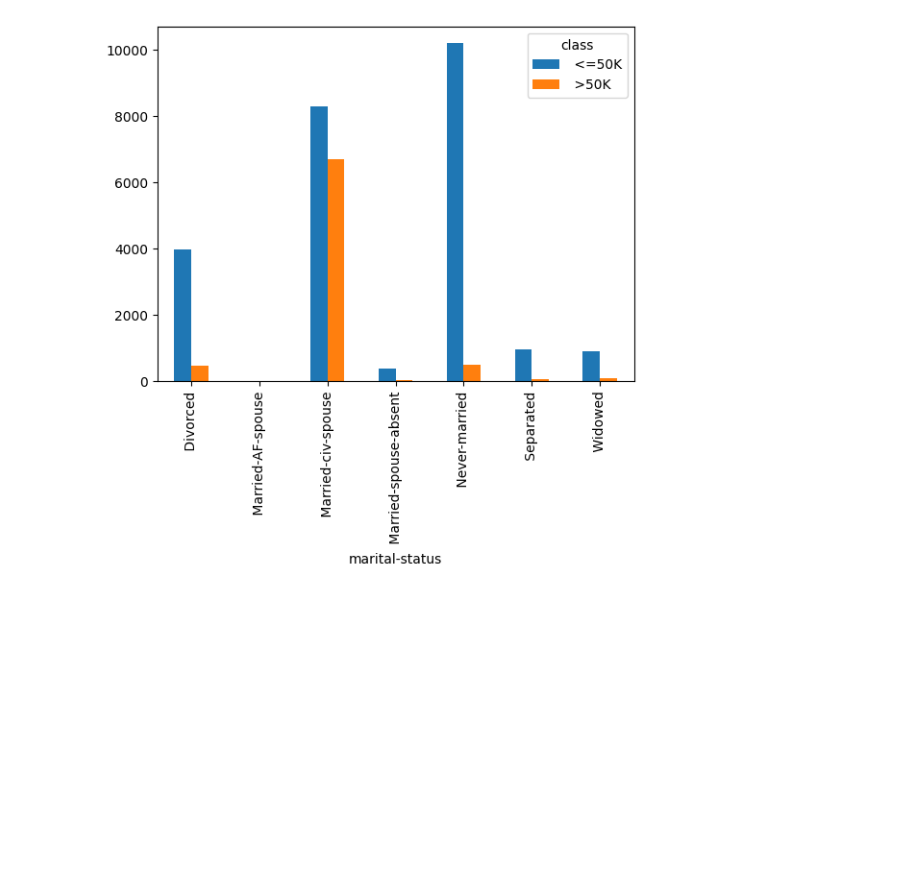
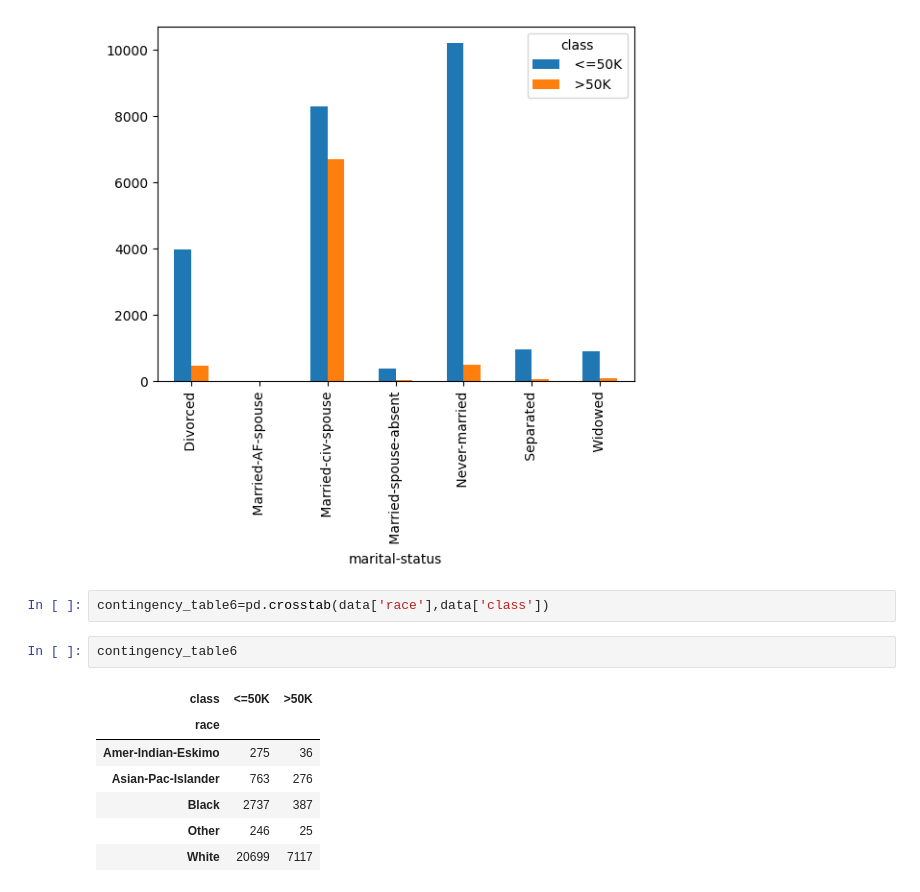
Before and after one commit to maximarbuzov/maxim, a Jupyter notebook: Untitled11.ipynb, the cells around one changed output. Drawn from its saved outputs; the diff is of its cells as text; blank space fills up the shorter version.

```diff
--- a/Untitled11.ipynb
+++ b/Untitled11.ipynb
@@ -335,3 +335,15 @@ contingency_table5.plot(kind='bar')
 # %% [output]
 <Axes: xlabel='marital-status'>
 [figure]
+# %%
+contingency_table6=pd.crosstab(data['race'],data['class'])
+# %%
+contingency_table6
+# %% [output]
+| class | <=50K | >50K |
+| race |  |  |
+| Amer-Indian-Eskimo | 275 | 36 |
+| Asian-Pac-Islander | 763 | 276 |
+| Black | 2737 | 387 |
+| Other | 246 | 25 |
+| White | 20699 | 7117 |
```
Also changed, not shown: parts of 3 cells of this notebook.
